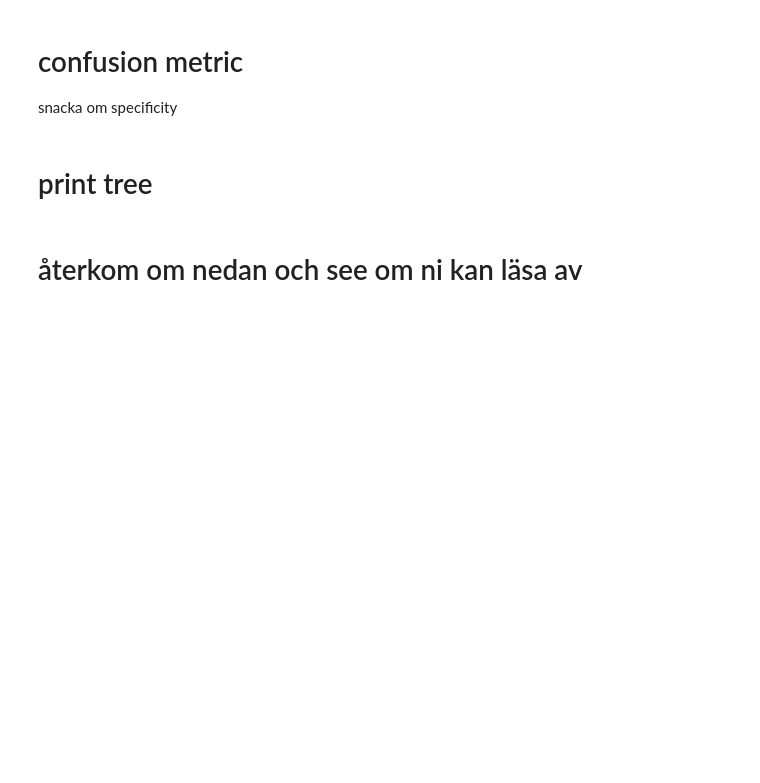
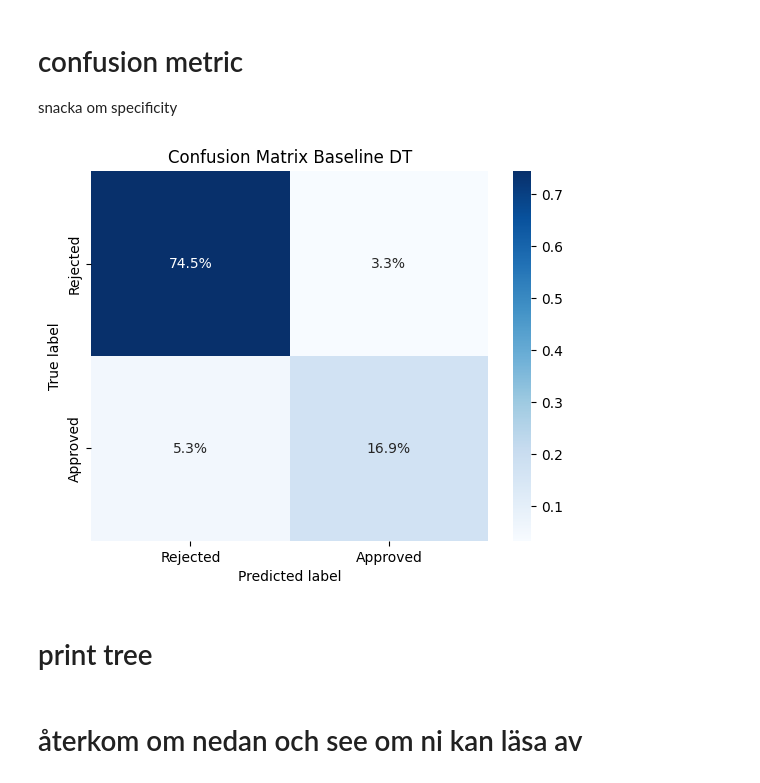
Before and after one commit to jeetpuro/adv-ML-project, a Jupyter notebook: project.ipynb, the cells around one changed output. Drawn from its saved outputs; the diff is of its cells as text; code cells hidden in the pictures; blank space fills up the shorter version.

```diff
--- a/project.ipynb
+++ b/project.ipynb
@@ -240,7 +359,7 @@ print(len(X_train))
 
 dt_model = DecisionTreeClassifier(random_state=42)
 skf = StratifiedKFold(n_splits=10, shuffle=True, random_state=42)
-scores = ['f1', 'precision', 'recall']
+dt_metrics = ['f1', 'precision', 'recall']
 
 # Model tuning, finding best parameters --------------------------------------------
 param_grid = {
@@ -254,8 +373,7 @@ param_grid = {
 
 # !Note! change n_jobs in parameters below depending on how many cores you want to use.
 grid_search = GridSearchCV(estimator=dt_model, param_grid=param_grid,
-                           cv=10, n_jobs=-1, verbose=2, scoring=scores, refit='f1')
-
+                           cv=10, n_jobs=-1, verbose=2, scoring=dt_metrics, refit='f1')
 
 grid_search.fit(X_train, y_train)
 tuned_dt = grid_search.best_estimator_ #here we set the best parameters on our model
@@ -268,13 +386,14 @@ for param, value in best_params.items():
 #-----------------------------------------------------------------------------------------
 
 # Evaluation across 10 folds with the fine tuned model -----------------------------------
-cv_results = cross_validate(tuned_dt, X_train, y_train, cv=skf, scoring=scores,
+cv_results = cross_validate(tuned_dt, X_train, y_train, cv=skf, scoring=dt_metrics,
                             return_train_score=False)
 
+
 print("scores evaluation phase:\n")
-for metric in scores:
-    scores = cv_results[f"test_{metric}"]
-    print(f"{metric:>10s}:  mean={scores.mean():.4f}  std={scores.std():.4f}")
+for metric in dt_metrics:
+    dt_test_scores = cv_results[f"test_{metric}"]
+    print(f"{metric:>10s}:  mean={dt_test_scores.mean():.4f}  std={dt_test_scores.std():.4f}")
 
 #-----------------------------------------------------------------------------------------
 y_pred = tuned_dt.predict(X_test)
@@ -297,4 +443,23 @@ print(classification_report(y_test, y_pred, target_names=["Rejected", "Approved"
 # %% [markdown]
 # confusion metric
 snacka om specificity
+# %%
+
+cm = confusion_matrix(y_test, y_pred)
+cm_percent = cm / cm.sum() * 100  # Convert to percent of all samples
+
+cf_norm = cm.astype('float') / cm.sum()
+
+# 2. Create annotation text with '%'
+labels = (np.asarray(["{0:.1f}%".format(value*100)
+                    for value in cf_norm.flatten()])).reshape(2,2)
+
+# 3. Plot
+sns.heatmap(cf_norm, annot=labels, fmt='', cmap='Blues', xticklabels=["Rejected", "Approved"], yticklabels=["Rejected", "Approved"])
+plt.xlabel("Predicted label")
+plt.ylabel("True label")
+plt.title("Confusion Matrix Baseline DT")
+plt.show()
+# %% [output]
+[figure, added]
 # %%
```
Also changed, not shown: parts of 77 cells of this notebook, 1 other file.
